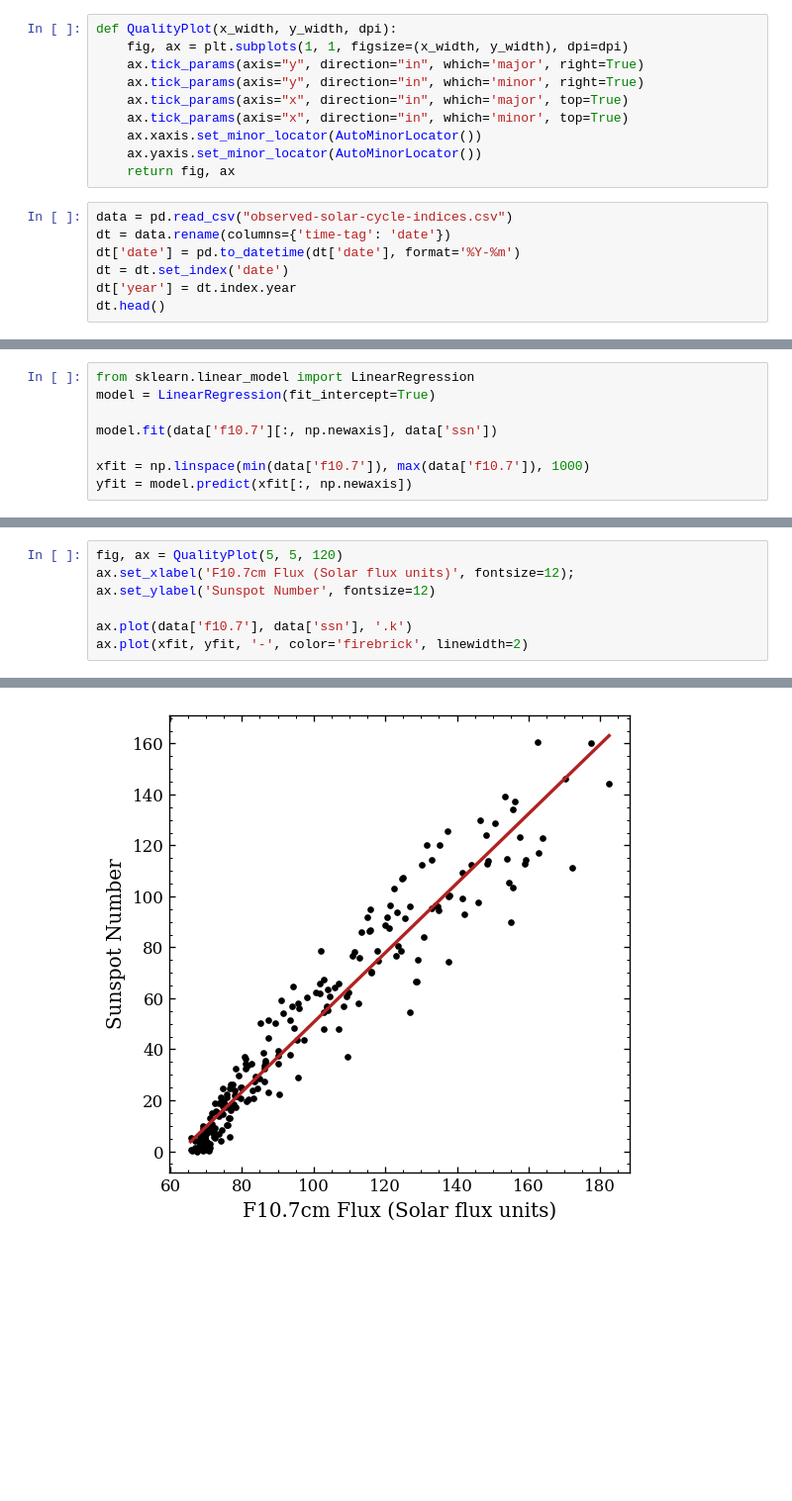
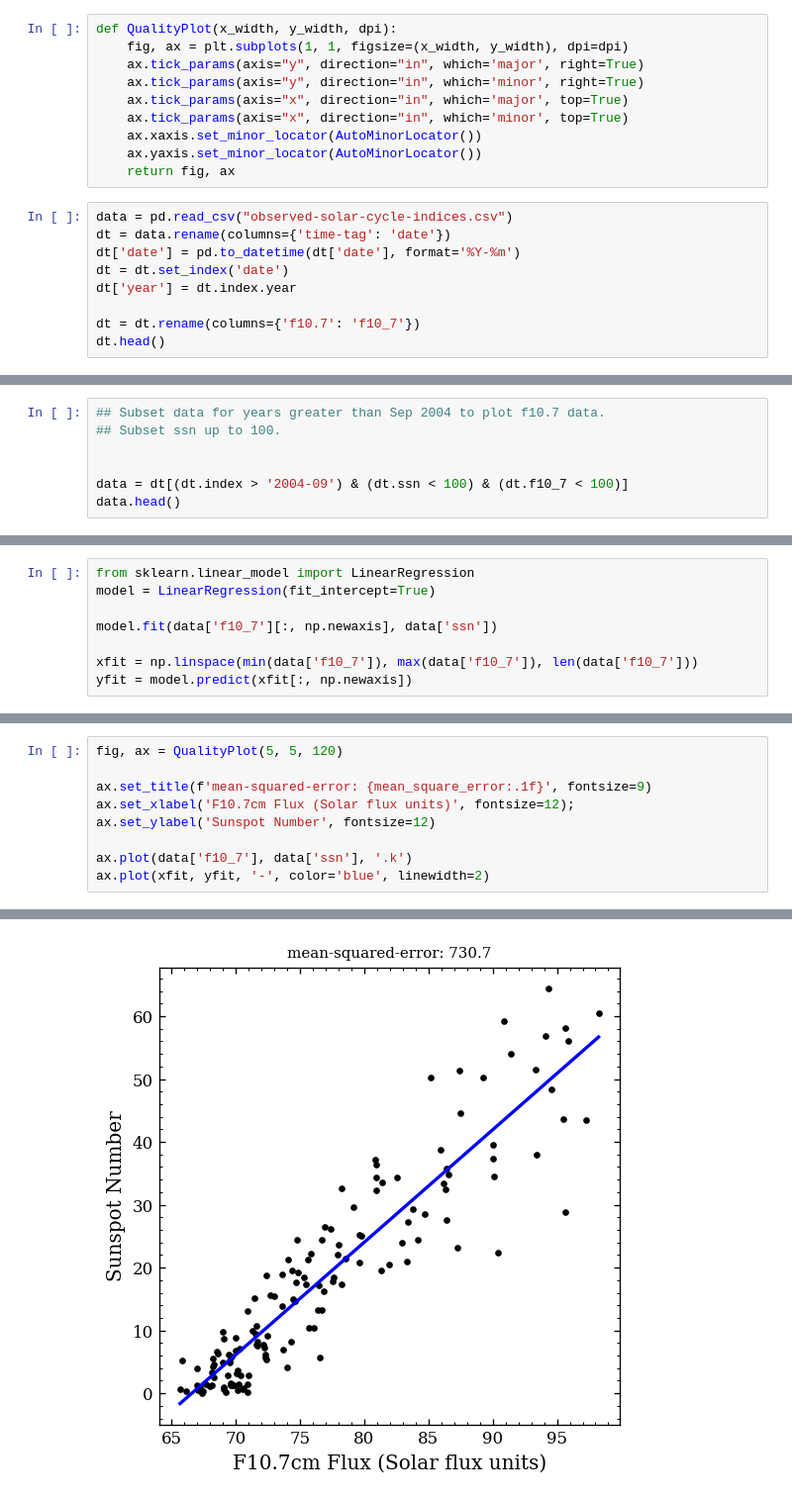
Before and after one commit to levetation/spaceweather, a Jupyter notebook: analysis.ipynb, the cells around one changed output, grey strips where cells are left out. Shown: that part at 99% size. Saved outputs shown, nothing was run; the diff lists cells and outputs as text; blank space fills up the shorter version.

```diff
--- a/analysis.ipynb
+++ b/analysis.ipynb
@@ -21,5 +21,7 @@ dt = data.rename(columns={'time-tag': 'date'})
 dt['date'] = pd.to_datetime(dt['date'], format='%Y-%m')
 dt = dt.set_index('date')
 dt['year'] = dt.index.year
+
+dt = dt.rename(columns={'f10.7': 'f10_7'})
 dt.head()
 # %% [output]
@@ -49,0 +41,7 @@ data.head()
+# %%
+## Subset data for years greater than Sep 2004 to plot f10.7 data.
+## Subset ssn up to 100.
+
+
+data = dt[(dt.index > '2004-09') & (dt.ssn < 100) & (dt.f10_7 < 100)]
+data.head()
@@ -51,7 +57,7 @@ data.head()
 from sklearn.linear_model import LinearRegression
 model = LinearRegression(fit_intercept=True)
 
-model.fit(data['f10.7'][:, np.newaxis], data['ssn'])
+model.fit(data['f10_7'][:, np.newaxis], data['ssn'])
 
-xfit = np.linspace(min(data['f10.7']), max(data['f10.7']), 1000)
+xfit = np.linspace(min(data['f10_7']), max(data['f10_7']), len(data['f10_7']))
 yfit = model.predict(xfit[:, np.newaxis])
@@ -58,10 +75,12 @@ yfit = model.predict(xfit[:, np.newaxis])
 # %%
 fig, ax = QualityPlot(5, 5, 120)
+
+ax.set_title(f'mean-squared-error: {mean_square_error:.1f}', fontsize=9)
 ax.set_xlabel('F10.7cm Flux (Solar flux units)', fontsize=12);
 ax.set_ylabel('Sunspot Number', fontsize=12)
 
-ax.plot(data['f10.7'], data['ssn'], '.k')
-ax.plot(xfit, yfit, '-', color='firebrick', linewidth=2)
+ax.plot(data['f10_7'], data['ssn'], '.k')
+ax.plot(xfit, yfit, '-', color='blue', linewidth=2)
 # %% [output]
 [<matplotlib.lines.Line2D at 0x...>]
-[figure, old version]
+[figure, new version]
```
Also changed, not shown: parts of 6 cells of this notebook.
